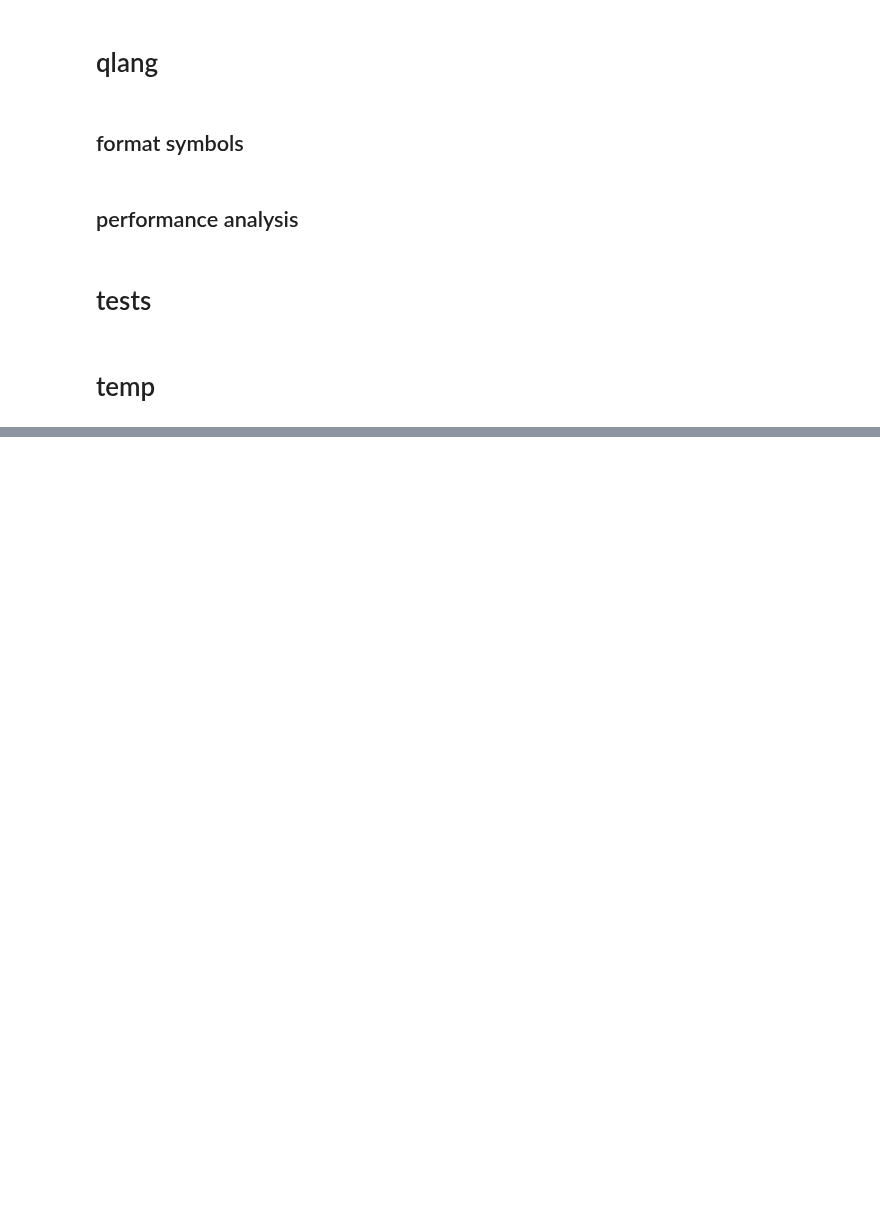
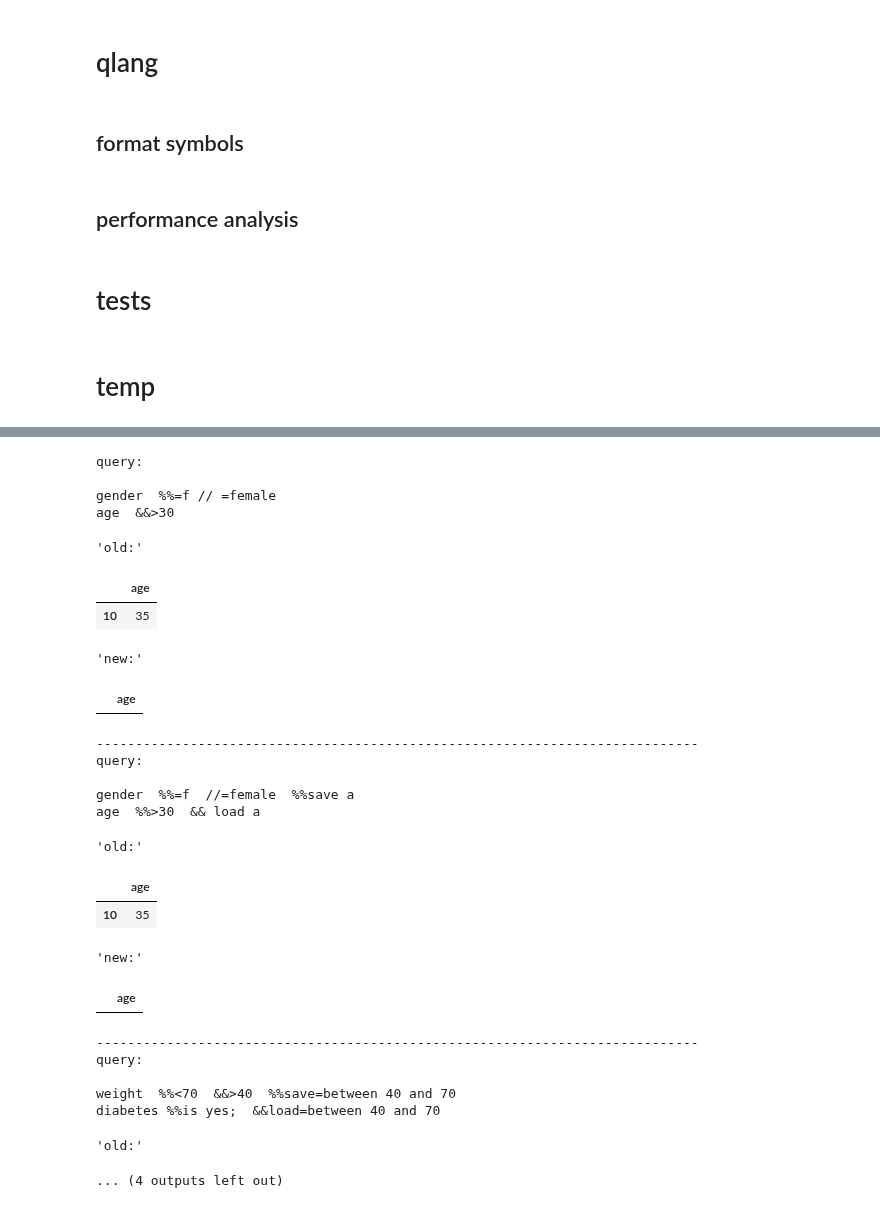
Before and after one commit to MartinVoelkl94/qplib_dev, a Jupyter notebook: dev.ipynb, the cells around one changed output, grey strips where cells are left out. Saved outputs shown, nothing was run; the diff lists cells and outputs as text; code cells hidden in the pictures; blank space fills up the shorter version.

```diff
--- a/dev.ipynb
+++ b/dev.ipynb
@@ -206,0 +254,76 @@ for code, expected in param_pairs:
+# %%
+import pandas as pd
+import numpy as np
+import copy
+import os
+import sys
+import shutil
+import datetime
+import qplib as qp
+from qplib import log
+pd.set_option('display.max_columns', None)
+
+df = qp.get_df()
+
+queries = [
+"""
+id / age %%is num; $ col~ df["name"]
+"""
+,
+"""
+id / age %%is num; $ ~ str(0)
+"""
+,
+
+
+
+
+"""
+gender  %%=f // =female
+age  &&>30
+"""
+,
+r"""
+gender  %%=f  //=female  %%save a
+age  %%>30  && load a
+"""
+,
+"""
+weight  %%<70  &&>40  %%save=between 40 and 70
+diabetes %%is yes;  &&load=between 40 and 70
+"""
+,
+]
+
+for query in queries:
+    print(f'query:\n{query}')
+    display('old:', qp.qlang.query(df, query))
+    display('new:', qp.qlang_v2.query(df, query),)
+    print('-----------------------------------------------------------------------------')
+# %% [output]
+query:
+
+gender  %%=f // =female
+age  &&>30
+'old:'
+|  | age |
+| 10 | 35 |
+'new:'
+|  | age |
+-----------------------------------------------------------------------------
+query:
+
+gender  %%=f  //=female  %%save a
+age  %%>30  && load a
+'old:'
+|  | age |
+| 10 | 35 |
+'new:'
+|  | age |
+-----------------------------------------------------------------------------
+query:
+
+weight  %%<70  &&>40  %%save=between 40 and 70
+diabetes %%is yes;  &&load=between 40 and 70
+'old:'
+... (4 outputs left out)
```
Also changed, not shown: parts of 2 cells of this notebook, 3 other files.
